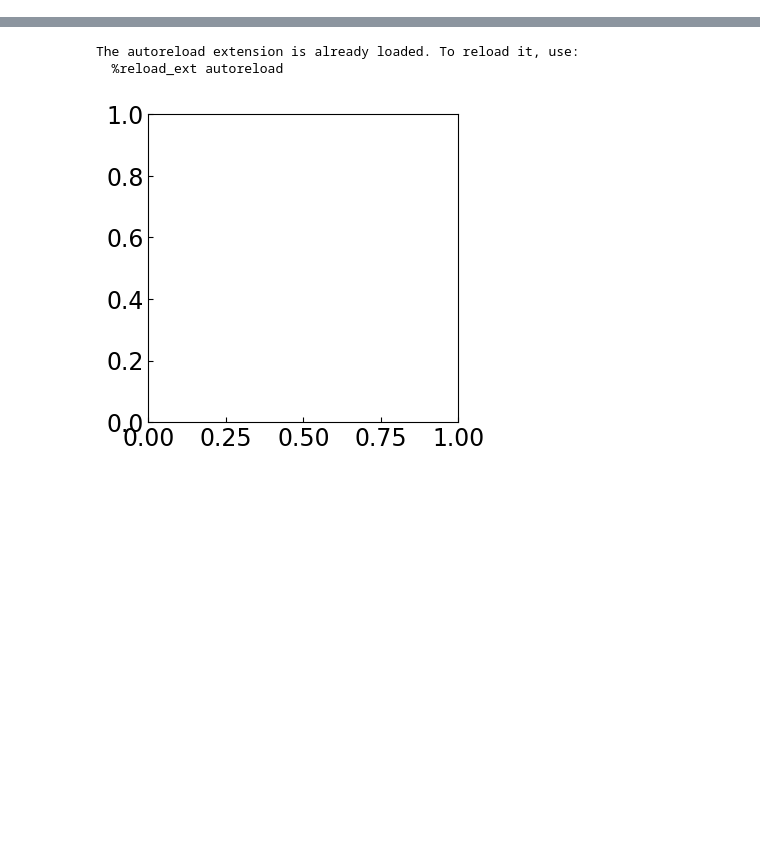
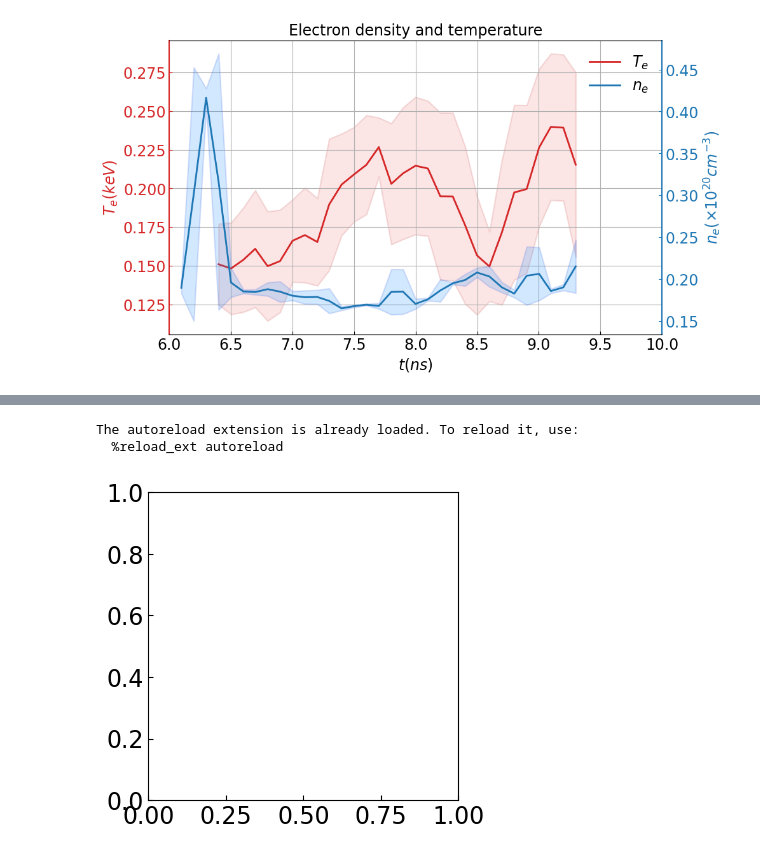
Before and after one commit to Soham919/tsadar_plotter, a Jupyter notebook: plot_lineouts_26.ipynb, the cells around one changed output, grey strips where cells are left out. Cells and saved outputs as stored; diff of their text form; code cells hidden in the pictures; blank space fills up the shorter version.

```diff
--- a/plot_lineouts_26.ipynb
+++ b/plot_lineouts_26.ipynb
@@ -35,3 +21,13 @@ Loaded losses.csv
+# %%
+### PLOT 117827 ELECTRONS ###
+%reload_ext autoreload
+%autoreload 2
+from plot_117827_EPW import plot_117827_EPW_loss
+from plot_117827_EPW import plot_117827_EPW
+plot_117827_EPW(data['117827']['117827-3'])
+#plot_117827_EPW_loss(data['117827'])
+# %% [output]
+[figure, added]
 # %%
 ### PLOT 117830 ELECTRONS ###
 %reload_ext autoreload
```
Also changed, not shown: parts of 5 cells of this notebook, 9 other files.
